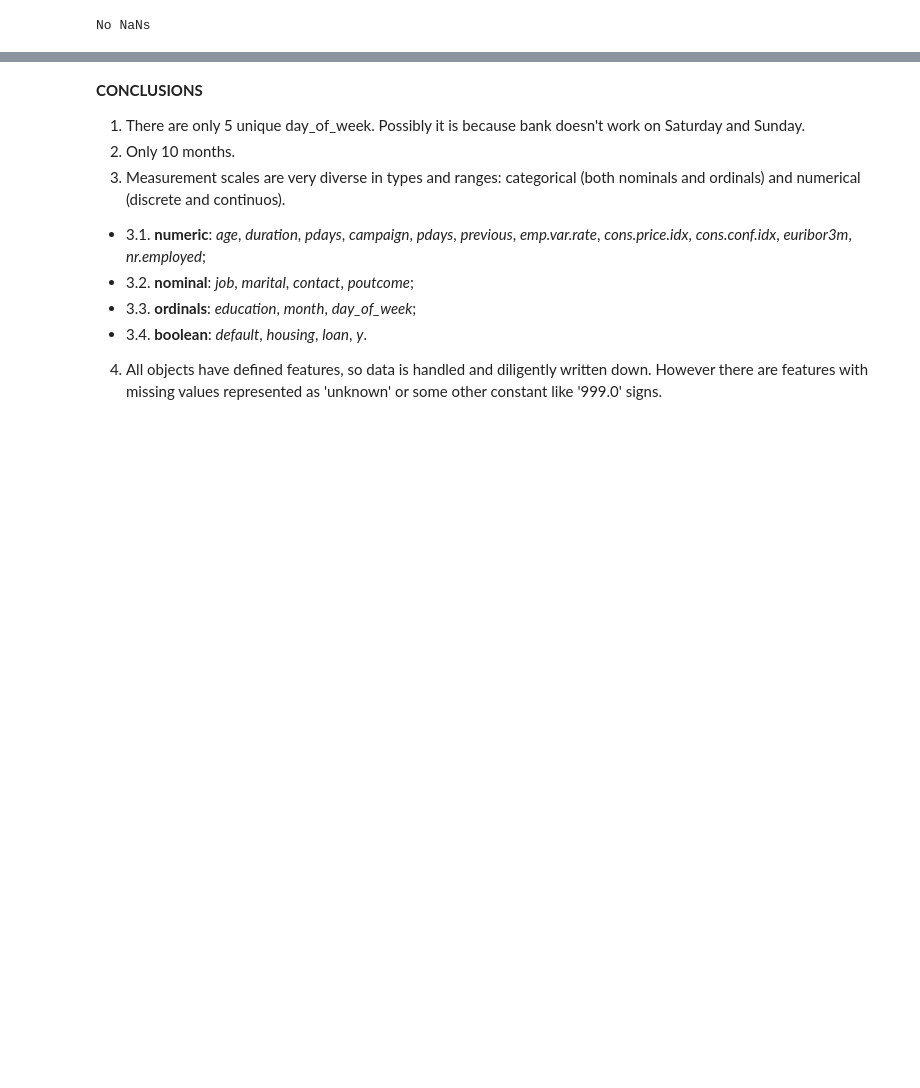
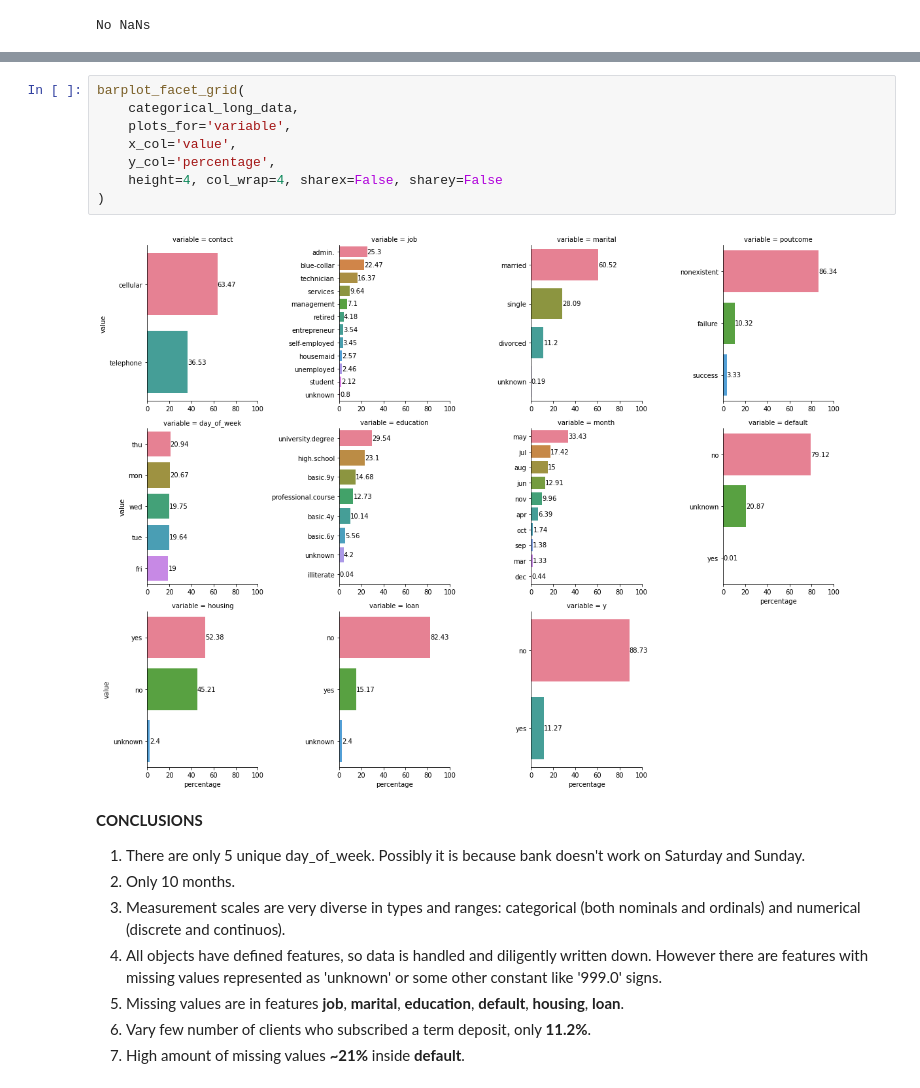
Before and after one commit to sivikt/dstrials, a Jupyter notebook: DSMP#1/2_eda/homework.ipynb, the cells around one changed output, grey strips where cells are left out. Cells and saved outputs as stored; diff of their text form; blank space fills up the shorter version.

```diff
--- a/DSMP#1/2_eda/homework.ipynb
+++ b/DSMP#1/2_eda/homework.ipynb
@@ -116,10 +151,19 @@ No NaNs
+# %%
+barplot_facet_grid(
+    categorical_long_data,
+    plots_for='variable',
+    x_col='value',
+    y_col='percentage',
+    height=4, col_wrap=4, sharex=False, sharey=False
+)
+# %% [output]
+[figure, added]
 # %% [markdown]
 **СONCLUSIONS**
 1. There are only 5 unique day_of_week. Possibly it is because bank doesn't work on Saturday and Sunday.
 2. Only 10 months.
 3. Measurement scales are very diverse in types and ranges: categorical (both nominals and ordinals) and numerical (discrete and continuos).
-  * 3.1. **numeric**: *age*, *duration*, *pdays*, *campaign*, *pdays*, *previous*, *emp.var.rate*, *cons.price.idx*, *cons.conf.idx*, *euribor3m*, *nr.employed*;
-  * 3.2. **nominal**: *job*, *marital*, *contact*, *poutcome*;
-  * 3.3. **ordinals**: *education*, *month*, *day_of_week*;
-  * 3.4. **boolean**: *default*, *housing*, *loan*, *y*.
 4. All objects have defined features, so data is handled and diligently written down. However there are features with missing values represented as 'unknown' or some other constant like '999.0' signs.
+5. Missing values are in features **job**, **marital**, **education**, **default**, **housing**, **loan**.
+6. Vary few number of clients who subscribed a term deposit, only **11.2%**.
+7. High amount of missing values **~21%** inside **default**.
```
Also changed, not shown: parts of 4 cells of this notebook, 4 other files.
